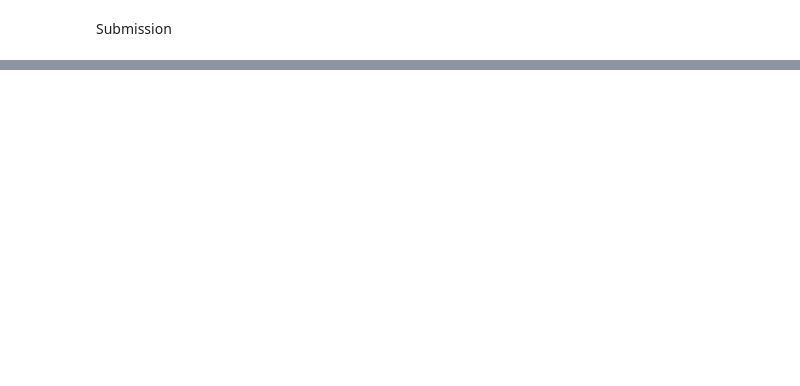
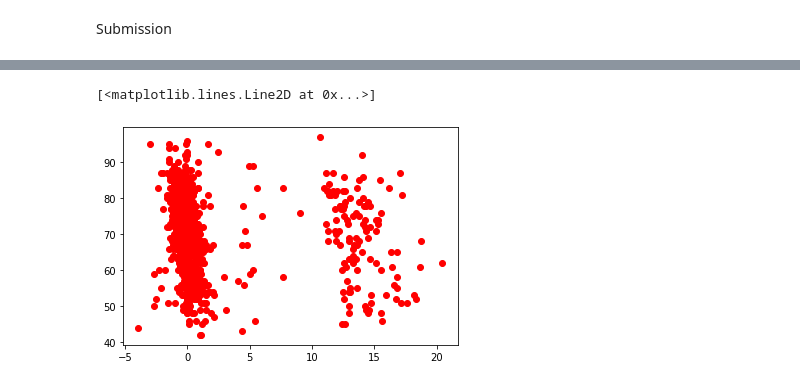
Before and after one commit to richdanis/aml, a Jupyter notebook: task1/task1_cv.ipynb, the cells around one changed output, grey strips where cells are left out. Saved outputs shown, nothing was run; the diff lists cells and outputs as text; code cells hidden in the pictures; blank space fills up the shorter version.

```diff
--- a/task1/task1_cv.ipynb
+++ b/task1/task1_cv.ipynb
@@ -73,7 +72,8 @@ def lasso_select(train, val, target, alpha=1):
     coef = clf.coef_
 
     # select features with non-zero lasso coefficients
-
+    sel = np.arange(train.shape[1])[coef != 0]
+    print(sel)
     train = train[:, coef != 0]
     val = val[:, coef != 0]
     print("Selected features: " ,np.count_nonzero(clf.coef_))
@@ -82,4 +132,2 @@ def lasso_select(train, val, target, alpha=1):
 # %% [markdown]
 Cross Validation
-# %%
-X_s, X_test_s = lasso_select(X, X_test, y, alpha=0.73)
@@ -88,6 +133,0 @@ Selected features:  19
-# %%
-dbscan = DBSCAN(eps=4.9, min_samples=40)
-dbscan.fit(X_s)
-X_t = X_s[dbscan.labels_ != -1]
-y_t = y[dbscan.labels_ != -1]
-print("Outliers removed: ", (dbscan.labels_ == -1).sum())
@@ -165,0 +224,6 @@ X.shape
+# %%
+# this one has 2 clusters, what to do? I shifted everything above a threshold back, but maybe this is not the best approach
+plt.plot(X_s[:, 17], y, 'ro')
+# %% [output]
+[<matplotlib.lines.Line2D at 0x...>]
+[figure, added]
```
Also changed, not shown: parts of 22 cells of this notebook, 2 other files.
